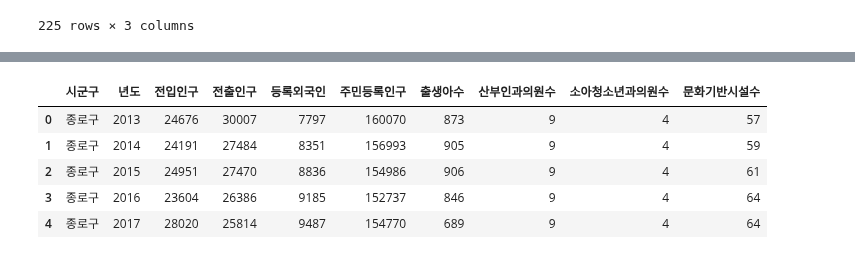
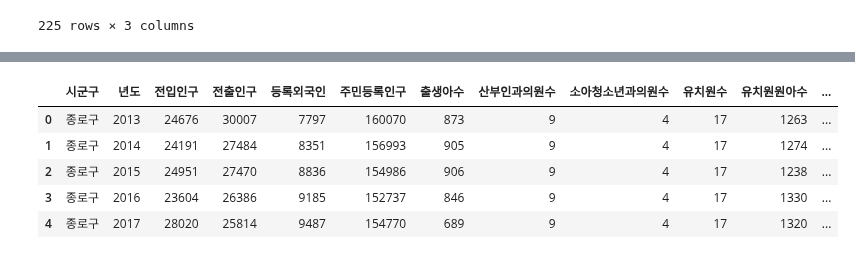
Before and after one commit to vxornjs11/Pytone_Flutter, a Jupyter notebook: Python/Seoul/Note/01.데이터 수집_01.ipynb, the cells around one changed output, grey strips where cells are left out. Drawn from its saved outputs; the diff is of its cells as text; code cells hidden in the pictures.

```diff
--- a/Python/Seoul/Note/01.데이터 수집_01.ipynb
+++ b/Python/Seoul/Note/01.데이터 수집_01.ipynb
@@ -119,0 +124,4 @@ df_hospital
+# %%
+df_kindergarten_pop = pd.read_csv("../Data/유치원원아수_서울_군구별_2013-2022.csv", encoding="euc-kr")
+df_kindergarten_pop.rename(columns={'행정구역별':'시군구', '데이터': '유치원원아수'}, inplace=True)
+df_kindergarten_pop
@@ -119,0 +142,4 @@ df_hospital
+# %%
+df_elementary = pd.read_csv("../Data/초등학교수_서울_군구별_2013-2022.csv", encoding="euc-kr")
+df_elementary.rename(columns={'행정구역별':'시군구', '데이터': '초등학교수'}, inplace=True)
+df_elementary
@@ -119,0 +160,4 @@ df_hospital
+# %%
+df_elementary_pop = pd.read_csv("../Data/초등학교학생수_서울_군구별_2013-2022.csv", encoding="euc-kr")
+df_elementary_pop.rename(columns={'행정구역별':'시군구', '데이터': '초등학교학생수'}, inplace=True)
+df_elementary_pop
@@ -139,6 +197,10 @@ df_culture
 df = pd.merge(df_inout, df_pop, on=['시군구', '시점'])
 df = pd.merge(df, df_birth, on=['시군구', '시점'])
 df = pd.merge(df, df_hospital, on=['시군구', '시점'])
+df = pd.merge(df, df_kindergarten, on=['시군구', '시점'])
+df = pd.merge(df, df_kindergarten_pop, on=['시군구', '시점'])
+df = pd.merge(df, df_elementary, on=['시군구', '시점'])
+df = pd.merge(df, df_elementary_pop, on=['시군구', '시점'])
 df = pd.merge(df, df_culture, on=['시군구', '시점'])
 df
 # %% [output]
@@ -158,13 +220,13 @@ df
 # %%
-df.columns = ['시군구','년도','전입인구','전출인구','등록외국인','주민등록인구','출생아수','산부인과의원수','소아청소년과의원수','문화기반시설수']
+df.columns = ['시군구','년도','전입인구','전출인구','등록외국인','주민등록인구','출생아수','산부인과의원수','소아청소년과의원수','유치원수','유치원원아수','초등학교수','초등학교학생수','문화기반시설수']
 df.head()
 # %% [output]
-|  | 시군구 | 년도 | 전입인구 | 전출인구 | 등록외국인 | 주민등록인구 | 출생아수 | 산부인과의원수 | 소아청소년과의원수 | 문화기반시설수 |
-| 0 | 종로구 | 2013 | 24676 | 30007 | 7797 | 160070 | 873 | 9 | 4 | 57 |
-| 1 | 종로구 | 2014 | 24191 | 27484 | 8351 | 156993 | 905 | 9 | 4 | 59 |
-| 2 | 종로구 | 2015 | 24951 | 27470 | 8836 | 154986 | 906 | 9 | 4 | 61 |
-| 3 | 종로구 | 2016 | 23604 | 26386 | 9185 | 152737 | 846 | 9 | 4 | 64 |
-| 4 | 종로구 | 2017 | 28020 | 25814 | 9487 | 154770 | 689 | 9 | 4 | 64 |
+|  | 시군구 | 년도 | 전입인구 | 전출인구 | 등록외국인 | 주민등록인구 | 출생아수 | 산부인과의원수 | 소아청소년과의원수 | 유치원수 | 유치원원아수 | ... |
+| 0 | 종로구 | 2013 | 24676 | 30007 | 7797 | 160070 | 873 | 9 | 4 | 17 | 1263 | ... |
+| 1 | 종로구 | 2014 | 24191 | 27484 | 8351 | 156993 | 905 | 9 | 4 | 17 | 1274 | ... |
+| 2 | 종로구 | 2015 | 24951 | 27470 | 8836 | 154986 | 906 | 9 | 4 | 17 | 1238 | ... |
+| 3 | 종로구 | 2016 | 23604 | 26386 | 9185 | 152737 | 846 | 9 | 4 | 17 | 1330 | ... |
+| 4 | 종로구 | 2017 | 28020 | 25814 | 9487 | 154770 | 689 | 9 | 4 | 17 | 1320 | ... |
 # %%
 df.tail()
 # %% [output]
```
Also changed, not shown: parts of 11 cells of this notebook, 15 other files.
